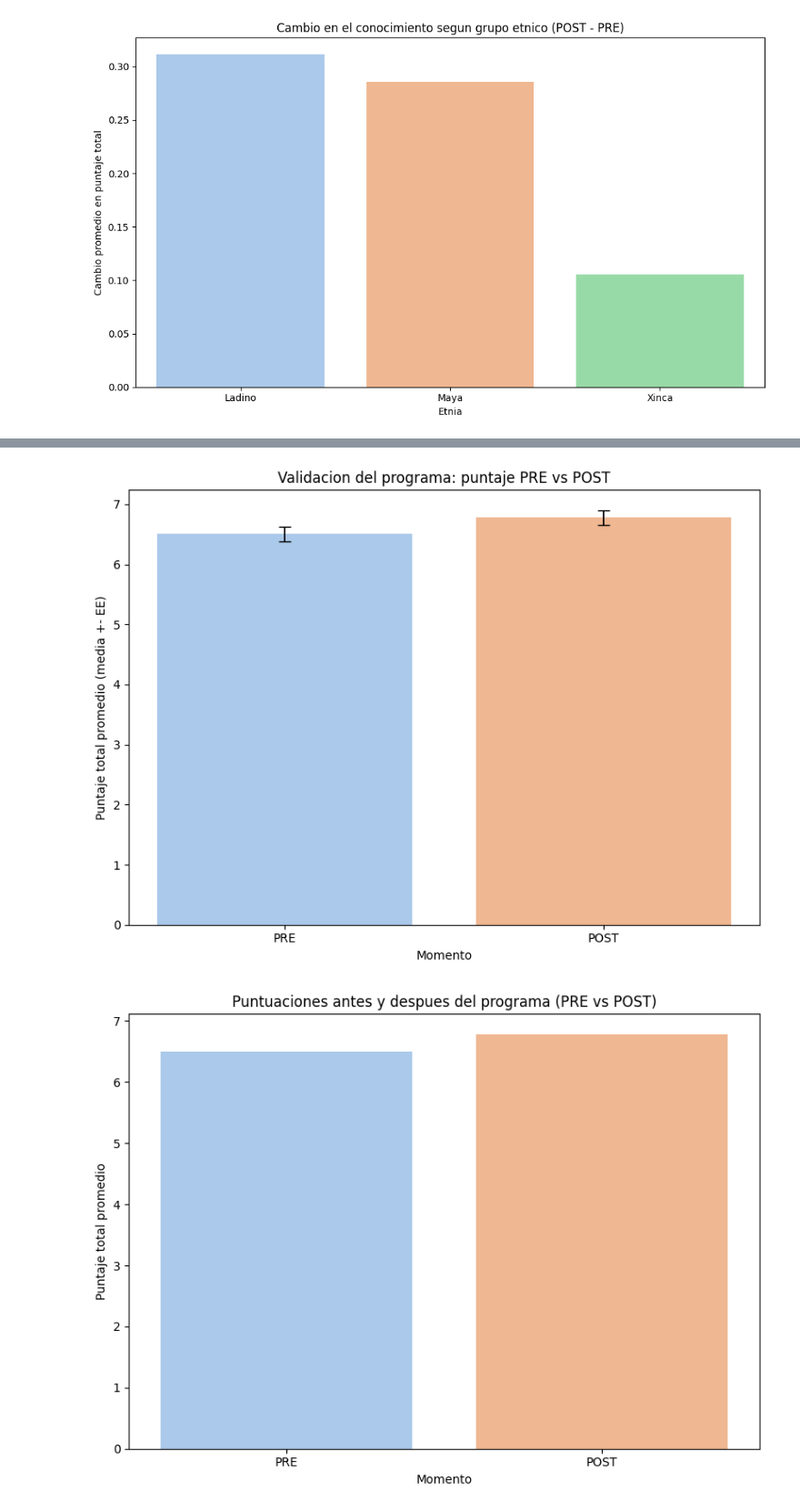
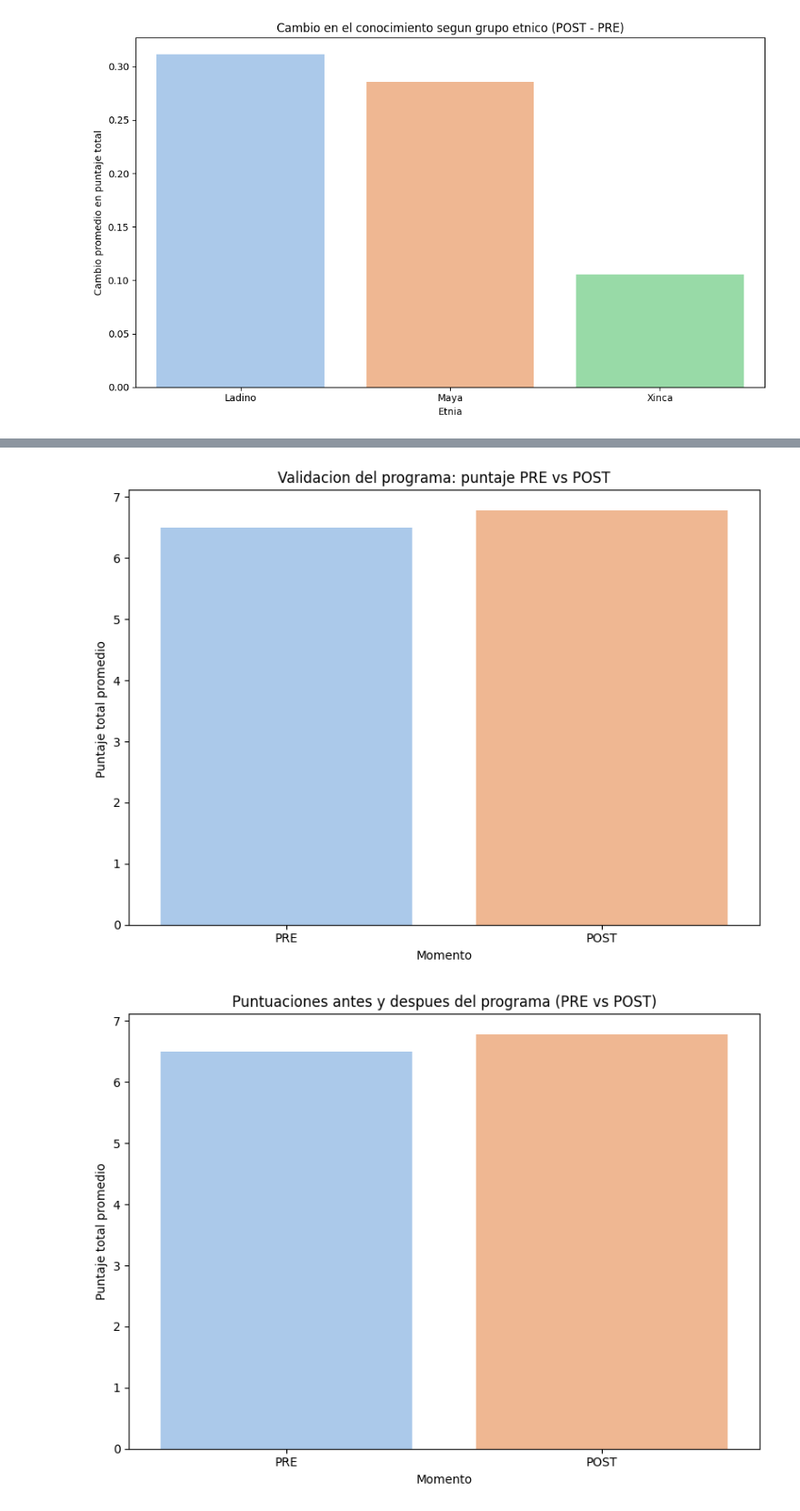
Before and after one commit to rodrigohernandezm/EDA_Tesis, a Jupyter notebook: EDA.ipynb, the cells around one changed output, grey strips where cells are left out. Shown at 91% size. Drawn from its saved outputs; the diff is of its cells as text; code cells hidden in the pictures.

```diff
--- a/EDA.ipynb
+++ b/EDA.ipynb
@@ -297,13 +302,13 @@ OUT : C:\Users\rhernandez\OneDrive - Generando Soluciones Anlalíticas S.A\Docum
       order=order_etnia,
       hue_order=["PRE", "POST"],
       palette="pastel",
-      errorbar="se",
+      errorbar=None,
       capsize=0.15
   )
 
   plt.title("Cambio en el conocimiento segun grupo etnico (PRE vs POST)")
   plt.xlabel("Etnia")
-  plt.ylabel("Puntaje total promedio (media +- EE)")
+  plt.ylabel("Puntaje total promedio")
   plt.legend(title="")
   plt.tight_layout()
 
@@ -325,45 +330,36 @@ OUT : C:\Users\rhernandez\OneDrive - Generando Soluciones Anlalíticas S.A\Docum
   # Resumen para barra (media y EE)
   resumen = (
       df_pp.groupby("estado", as_index=False)["puntaje_total"]
       .agg(media="mean", n="count", sd="std")
   )
   resumen["ee"] = resumen["sd"] / resumen["n"]**0.5
   orden = ["PRE", "POST"]
 
   plt.figure(figsize=(8, 6))
   ax = sns.barplot(
       data=resumen,
       x="estado",
       y="media",
       hue="estado",
       order=orden,
       hue_order=orden,
       palette="pastel",
       errorbar=None,
       dodge=False
   )
 
-  # Barras de error manuales (EE)
-  ax.errorbar(
-      x=range(len(resumen)),
-      y=resumen.set_index("estado").loc[orden, "media"].values,
-      yerr=resumen.set_index("estado").loc[orden, "ee"].values,
-      fmt="none",
-      ecolor="black",
-      capsize=5,
-      linewidth=1.2
-  )
+
 
   plt.title("Validacion del programa: puntaje PRE vs POST")
   plt.xlabel("Momento")
-  plt.ylabel("Puntaje total promedio (media +- EE)")
+  plt.ylabel("Puntaje total promedio ")
   ax.get_legend().remove()
   plt.tight_layout()
 
   plt.savefig(os.path.join(OUT, "validacion_programa_pre_vs_post_barras.png"), dpi=300, bbox_inches="tight")
   plt.show()
 # %% [output]
-[figure, old version]
+[figure, new version]
 # %%
   df_fix = resultados_total.copy()
   df_fix["estado"] = df_fix["estado"].astype(str).str.strip
```
Also changed, not shown: parts of 3 cells of this notebook, 3 other files.
